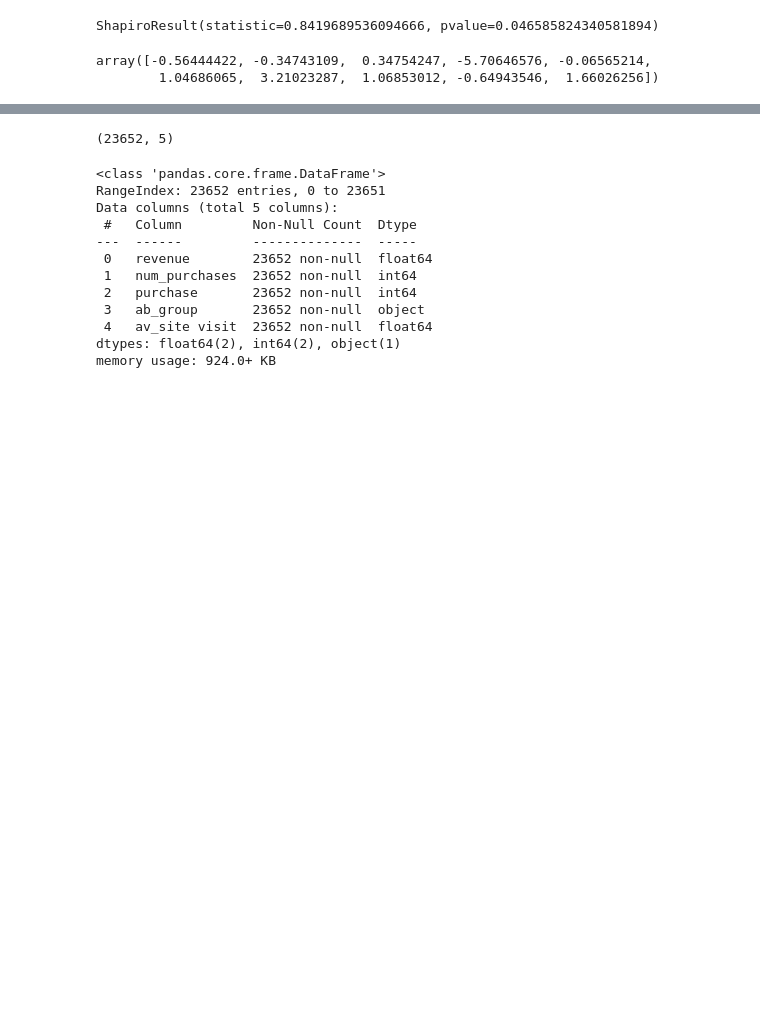
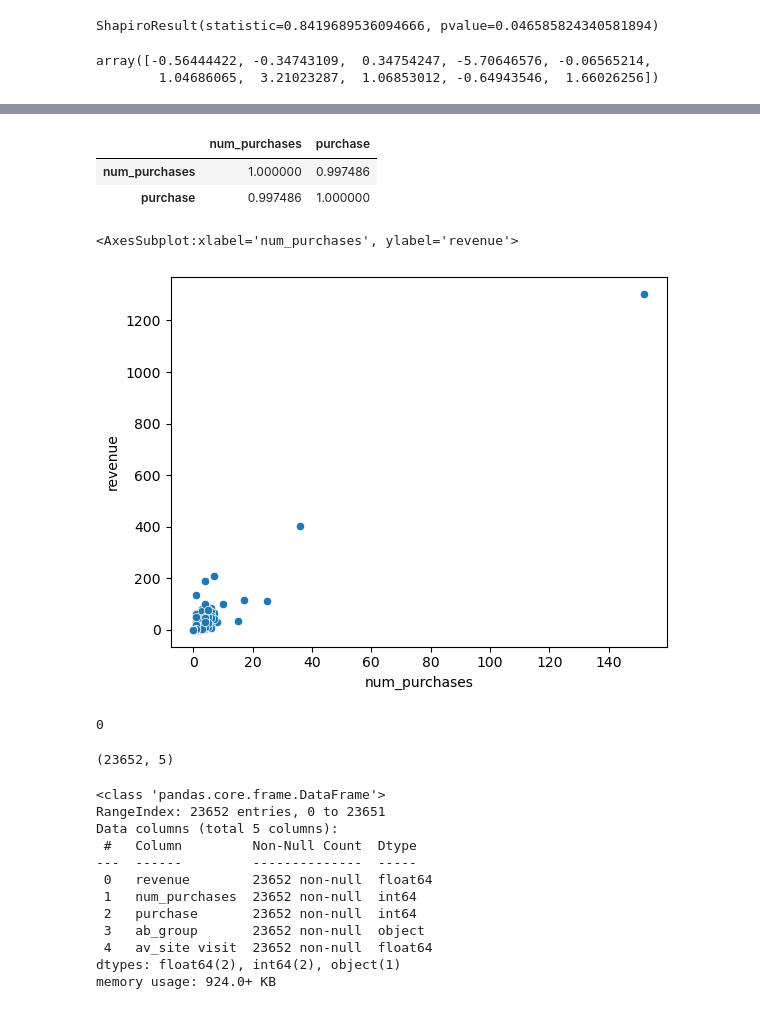
Before and after one commit to ElenaAgapitova/AB_split_testing, a Jupyter notebook: lection_py/lection_8.ipynb, the cells around one changed output, grey strips where cells are left out. Drawn from its saved outputs; the diff is of its cells as text; code cells hidden in the pictures; blank space fills up the shorter version.

```diff
--- a/lection_py/lection_8.ipynb
+++ b/lection_py/lection_8.ipynb
@@ -95,3 +97,18 @@ data.sample(10)
+# %%
+data[['num_purchases', 'purchase']].corr(method='kendall')
+# %% [output]
+|  | num_purchases | purchase |
+| num_purchases | 1.000000 | 0.997486 |
+| purchase | 0.997486 | 1.000000 |
+# %%
+sns.scatterplot(data = data, x='num_purchases', y='revenue')
+# %% [output]
+<AxesSubplot:xlabel='num_purchases', ylabel='revenue'>
+[figure, added]
+# %%
+data[data['purchase']==1]['num_purchases'].isna().sum()
+# %% [output]
+0
 # %%
 data.shape
 # %% [output]
```
Also changed, not shown: parts of 9 cells of this notebook.
